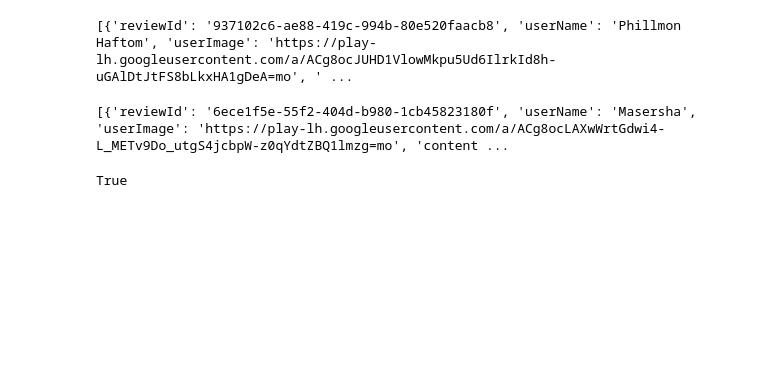
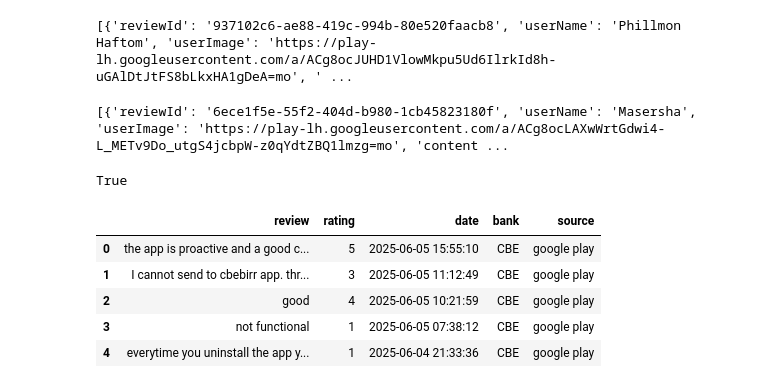
Before and after one commit to michael-099/Customer-Experience-Analytics-for-Fintech-Apps-10ac-w2, a Jupyter notebook: notebooks/Data Collection and Preprocessing.ipynb, the cells around one changed output. Cells and saved outputs as stored; diff of their text form; code cells hidden in the pictures; blank space fills up the shorter version.

Commit message:
Save as CSV with columns: review, rating, date, bank, source.

```diff
--- a/notebooks/Data Collection and Preprocessing.ipynb
+++ b/notebooks/Data Collection and Preprocessing.ipynb
@@ -42,0 +41,21 @@ df.to_csv('scraped data.csv', index=False)
+# %%
+df["source"] = "google play"
+# %%
+df = df.rename(
+    columns={
+        "content": "review",
+        "score": "rating",
+        "at": "date",
+    }
+)
+# %%
+df = df[["review", "rating", "date", "bank", "source"]]
+# %%
+df.head()
+# %% [output]
+|  | review | rating | date | bank | source |
+| 0 | the app is proactive and a good c... | 5 | 2025-06-05 15:55:10 | CBE | google play |
+| 1 | I cannot send to cbebirr app. thr... | 3 | 2025-06-05 11:12:49 | CBE | google play |
+| 2 | good | 4 | 2025-06-05 10:21:59 | CBE | google play |
+| 3 | not functional | 1 | 2025-06-05 07:38:12 | CBE | google play |
+| 4 | everytime you uninstall the app y... | 1 | 2025-06-04 21:33:36 | CBE | google play |
```
Also changed, not shown: parts of 10 cells of this notebook, 1 other file.
